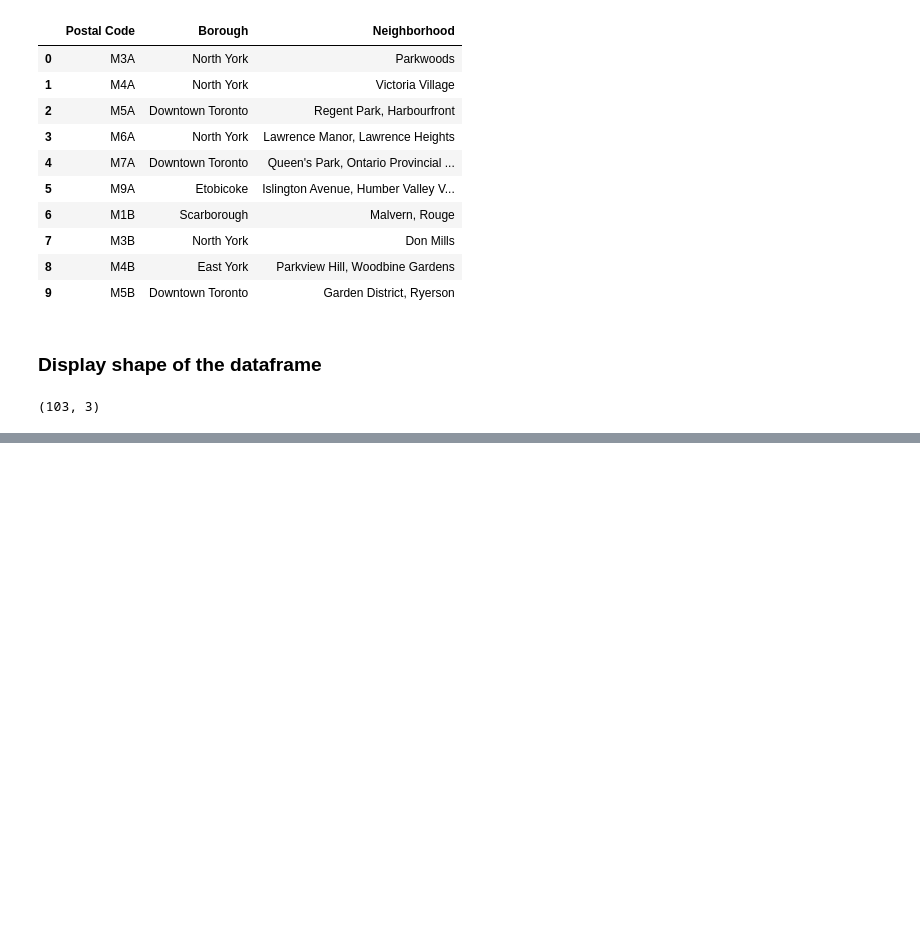
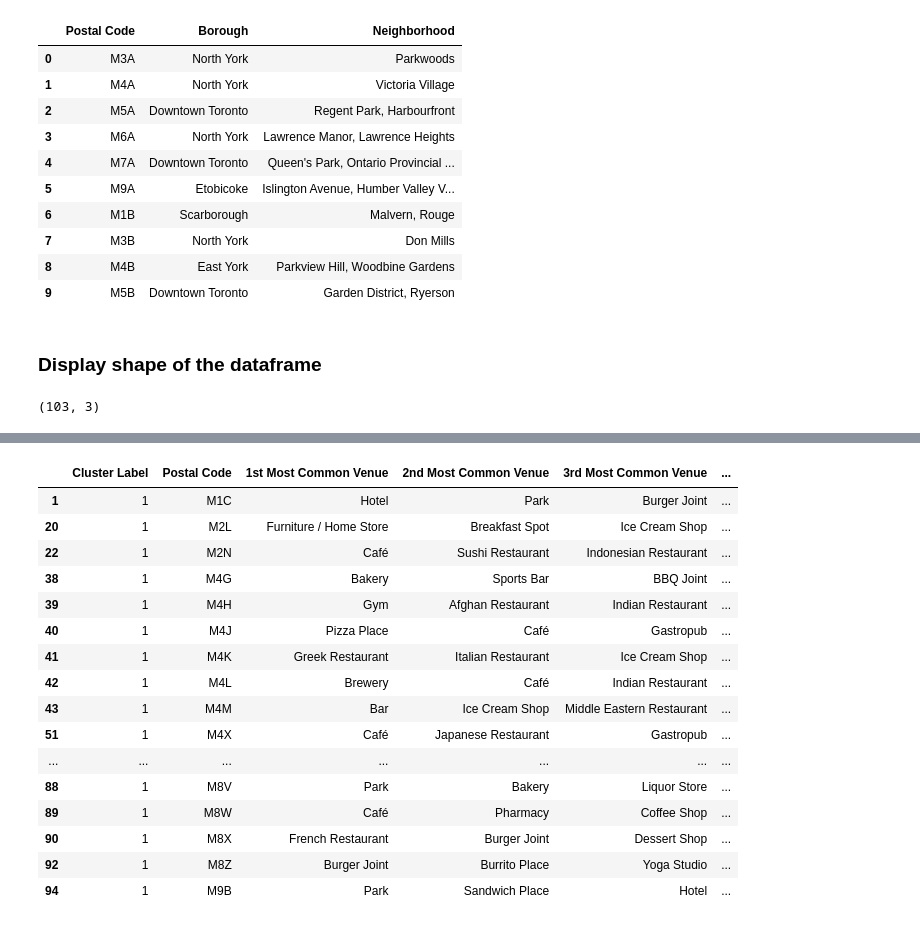
Before and after one commit to jlieberman92/Coursera_Capstone, a Jupyter notebook: Battle_of_the_Neighborhoods_Capstone.ipynb, the cells around one changed output, grey strips where cells are left out. Saved outputs shown, nothing was run; the diff lists cells and outputs as text; code cells hidden in the pictures; blank space fills up the shorter version.

```diff
--- a/Battle_of_the_Neighborhoods_Capstone.ipynb
+++ b/Battle_of_the_Neighborhoods_Capstone.ipynb
@@ -56,0 +302,18 @@ df_toronto_zips.shape
+# %%
+top_categories = 7
+indicators = ['st', 'nd', 'rd']
+
+columns = ['Postal Code']
+for ind in np.arange(top_categories):
+    try:
+        columns.append('{}{} Most Common Venue'.format(ind+1, indicators[ind]))
+    except:
+        columns.append('{}th Most Common Venue'.format(ind+1))
+
+postal_venues_sorted = pd.DataFrame(columns=columns)
+postal_venues_sorted['Postal Code'] = toronto_postal_groups['Postal Code']
+
+for ind in np.arange(toronto_postal_groups.shape[0]):
+    postal_venues_sorted.iloc[ind, 1:] = most_common_venues(toronto_postal_groups.iloc[ind, :], top_categories)
+
+postal_venues_sorted.head()
@@ -56,0 +329,5 @@ df_toronto_zips.shape
+# %%
+clusters = 7
+toronto_clustering = toronto_postal_groups.drop('Postal Code', axis=1)
+k_means = KMeans(n_clusters=clusters, random_state=0).fit(toronto_clustering)
+k_means.labels_[0:7]
@@ -56,0 +336,2 @@ df_toronto_zips.shape
+# %%
+postal_venues_sorted.insert(0, 'Cluster Label', k_means.labels_)
@@ -56,0 +347,3 @@ df_toronto_zips.shape
+# %%
+toronto_clusters = df_toronto_venues.merge(postal_venues_sorted.set_index('Postal Code'), on='Postal Code')
+toronto_clusters.head()
@@ -56,0 +403,21 @@ df_toronto_zips.shape
+# %%
+little_bit_of_everything = postal_venues_sorted.loc[postal_venues_sorted['Cluster Label'] == 1]
+little_bit_of_everything
+# %% [output]
+|  | Cluster Label | Postal Code | 1st Most Common Venue | 2nd Most Common Venue | 3rd Most Common Venue | ... |
+| 1 | 1 | M1C | Hotel | Park | Burger Joint | ... |
+| 20 | 1 | M2L | Furniture / Home Store | Breakfast Spot | Ice Cream Shop | ... |
+| 22 | 1 | M2N | Café | Sushi Restaurant | Indonesian Restaurant | ... |
+| 38 | 1 | M4G | Bakery | Sports Bar | BBQ Joint | ... |
+| 39 | 1 | M4H | Gym | Afghan Restaurant | Indian Restaurant | ... |
+| 40 | 1 | M4J | Pizza Place | Café | Gastropub | ... |
+| 41 | 1 | M4K | Greek Restaurant | Italian Restaurant | Ice Cream Shop | ... |
+| 42 | 1 | M4L | Brewery | Café | Indian Restaurant | ... |
+| 43 | 1 | M4M | Bar | Ice Cream Shop | Middle Eastern Restaurant | ... |
+| 51 | 1 | M4X | Café | Japanese Restaurant | Gastropub | ... |
+| ... | ... | ... | ... | ... | ... | ... |
+| 88 | 1 | M8V | Park | Bakery | Liquor Store | ... |
+| 89 | 1 | M8W | Café | Pharmacy | Coffee Shop | ... |
+| 90 | 1 | M8X | French Restaurant | Burger Joint | Dessert Shop | ... |
+| 92 | 1 | M8Z | Burger Joint | Burrito Place | Yoga Studio | ... |
+| 94 | 1 | M9B | Park | Sandwich Place | Hotel | ... |
```
Also changed, not shown: parts of 54 cells of this notebook.
